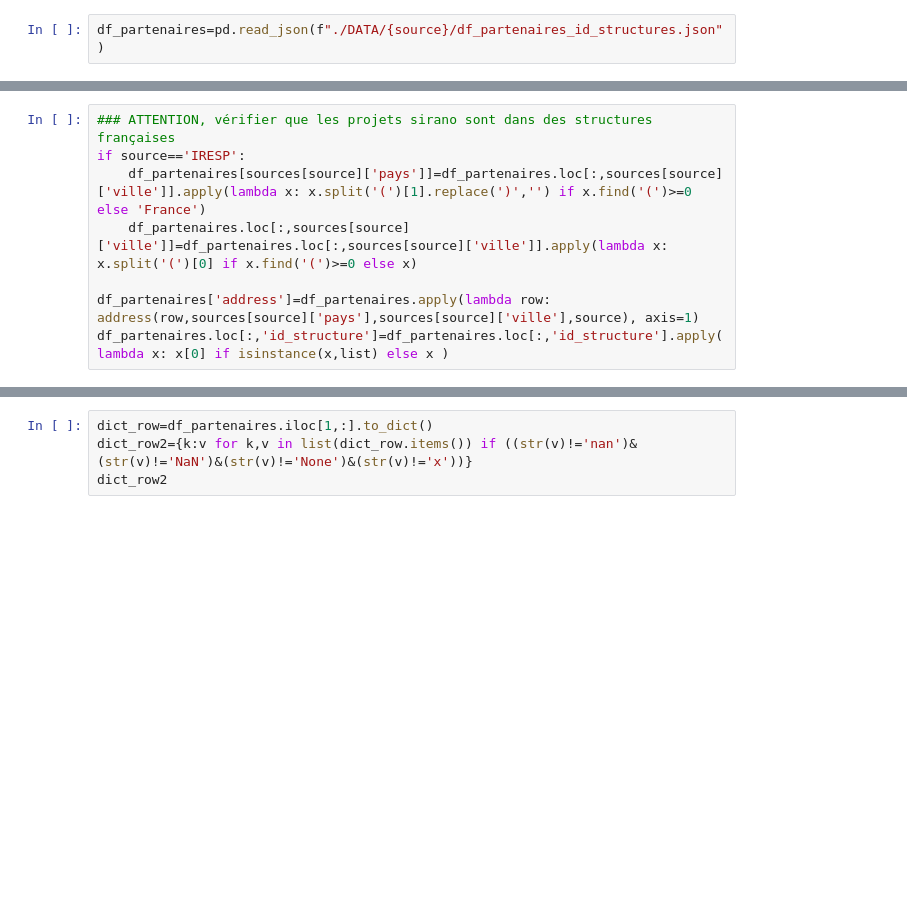
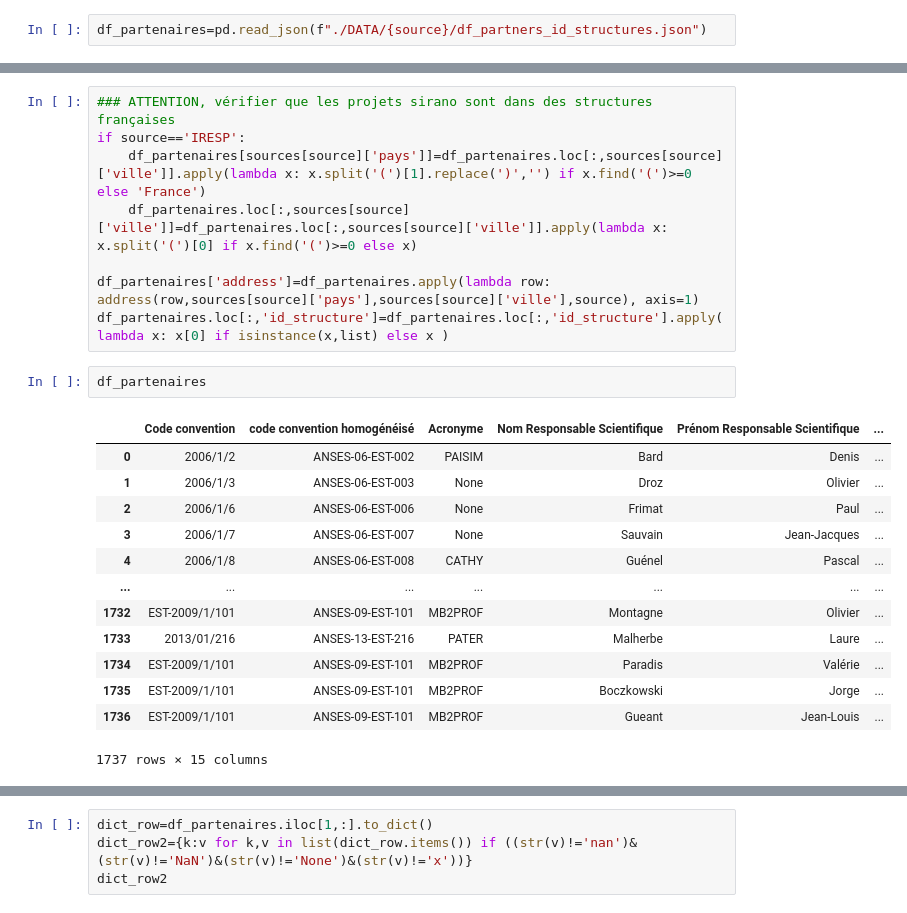
Before and after one commit to dataesr/projects-partners-consolidation, a Jupyter notebook: process_and_send_data_details.ipynb, the cells around one changed output, grey strips where cells are left out. Drawn from its saved outputs; the diff is of its cells as text; blank space fills up the shorter version.

Commit message:
feat(flask): bug partners fixed

```diff
--- a/process_and_send_data_details.ipynb
+++ b/process_and_send_data_details.ipynb
@@ -401,6 +403,6 @@ for id in df_projets.iterrows() :
 # %% [markdown]
 # ENVOI DES PARTENAIRES SUR SCANR
 # %%
-df_partenaires=pd.read_json(f"./DATA/{source}/df_partenaires_id_structures.json")
+df_partenaires=pd.read_json(f"./DATA/{source}/df_partners_id_structures.json")
 # %%
 df_partenaires.columns
@@ -412,5 +420,21 @@ if source=='IRESP':
 
 df_partenaires['address']=df_partenaires.apply(lambda row: address(row,sources[source]['pays'],sources[source]['ville'],source), axis=1)
 df_partenaires.loc[:,'id_structure']=df_partenaires.loc[:,'id_structure'].apply(lambda x: x[0] if isinstance(x,list) else x )
+# %%
+df_partenaires
+# %% [output]
+|  | Code convention | code convention homogénéisé | Acronyme | Nom Responsable Scientifique | Prénom Responsable Scientifique | ... |
+| 0 | 2006/1/2 | ANSES-06-EST-002 | PAISIM | Bard | Denis | ... |
+| 1 | 2006/1/3 | ANSES-06-EST-003 | None | Droz | Olivier | ... |
+| 2 | 2006/1/6 | ANSES-06-EST-006 | None | Frimat | Paul | ... |
+| 3 | 2006/1/7 | ANSES-06-EST-007 | None | Sauvain | Jean-Jacques | ... |
+| 4 | 2006/1/8 | ANSES-06-EST-008 | CATHY | Guénel | Pascal | ... |
+| ... | ... | ... | ... | ... | ... | ... |
+| 1732 | EST-2009/1/101 | ANSES-09-EST-101 | MB2PROF | Montagne | Olivier | ... |
+| 1733 | 2013/01/216 | ANSES-13-EST-216 | PATER | Malherbe | Laure | ... |
+| 1734 | EST-2009/1/101 | ANSES-09-EST-101 | MB2PROF | Paradis | Valérie | ... |
+| 1735 | EST-2009/1/101 | ANSES-09-EST-101 | MB2PROF | Boczkowski | Jorge | ... |
+| 1736 | EST-2009/1/101 | ANSES-09-EST-101 | MB2PROF | Gueant | Jean-Louis | ... |
+1737 rows × 15 columns
 # %%
 if source in ['ANSES','SIRANO']:
```
Also changed, not shown: parts of 8 cells of this notebook, 2 other files.
